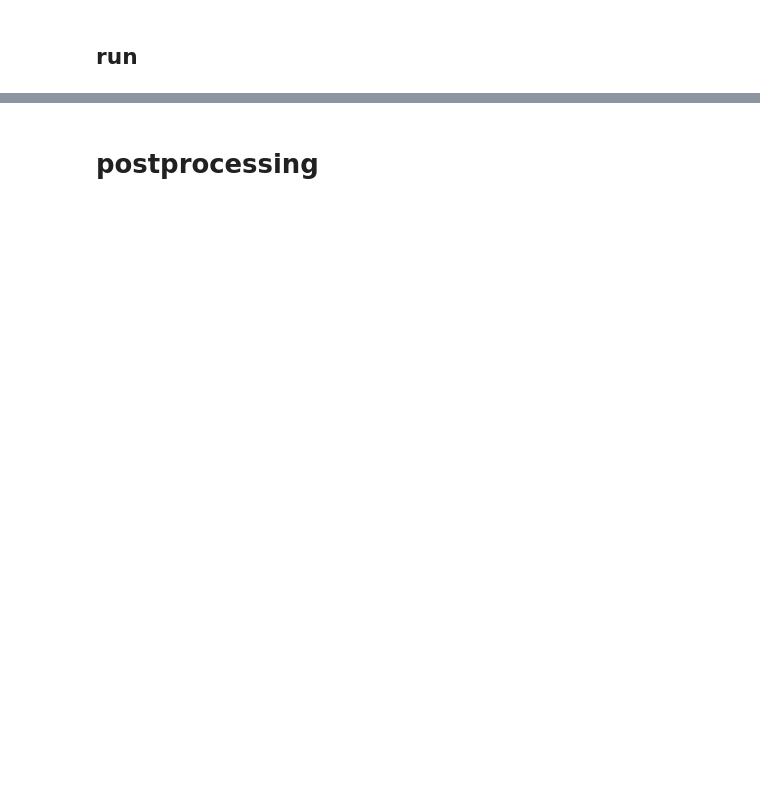
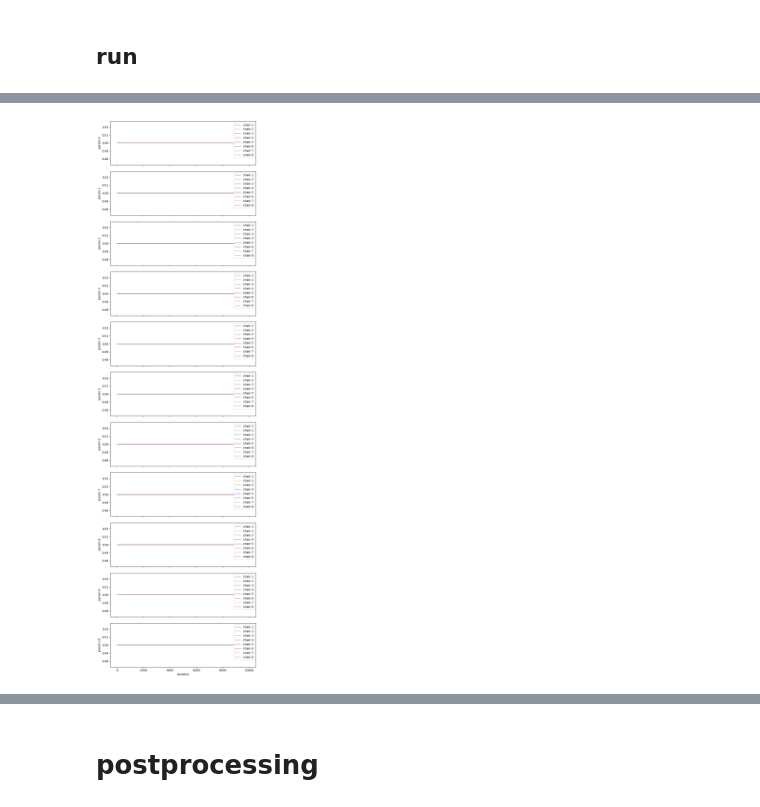
Before and after one commit to arthurzqhu/BOSS_PPE, a Jupyter notebook: single_cat_MCMC_PPE.ipynb, the cells around one changed output, grey strips where cells are left out. Cells and saved outputs as stored; diff of their text form; code cells hidden in the pictures; blank space fills up the shorter version.

```diff
--- a/single_cat_MCMC_PPE.ipynb
+++ b/single_cat_MCMC_PPE.ipynb
@@ -143,0 +101,11 @@ tgt_sim_ics = tgt_sim['vals'][:,:2]
+# %%
+init_vars = getattr(dataset, 'init_var')
+if isinstance(init_vars, str):
+    init_vars = [init_vars]
+
+initvar_matrix = []
+
+for i_init, init_var in enumerate(init_vars):
+    initvar_matrix.append(np.expand_dims(dataset.variables['case_' + init_var][:], axis=1))
+
+tgt_sim_ics = np.concatenate(initvar_matrix, axis=1)
@@ -176,4 +168,4 @@ plt.hist(tgt_all[:,a+65:a+3665].flatten(),bins=100)
 # %%
 # cc_model = tf.keras.models.load_model('condcoll_multioutput_try5_no_dropout.keras', compile=False)
-cc_model = tf.keras.models.load_model('models/multioutput_try36_fullmic_M3069.keras', compile=False)
+cc_model = tf.keras.models.load_model('models/multioutput_try5_rainshaftdt300_M3069.keras', compile=False)
 # %% [output]
@@ -298,0 +306,18 @@ acceptance rate: 0.65574
+# %%
+# --- 4. Trace plots ---
+def plot_traces(posterior, title):
+    its, chains, dims = posterior.shape
+    fig, axes = plt.subplots(dims, 1, figsize=(8, 2.5*dims), sharex=True)
+    for d in range(dims):
+        for c in range(chains):
+            axes[d].plot(posterior[:,c,d], alpha=0.6, label=f'chain {c+1}')
+        axes[d].set_ylabel(f'param {d}')
+        axes[d].legend(loc='upper right')
+    axes[-1].set_xlabel('Iteration')
+    fig.suptitle(title)
+    plt.tight_layout()
+    plt.show()
+
+plot_traces(samples, "")
+# %% [output]
+[figure, added]
```
Also changed, not shown: parts of 26 cells of this notebook, 4 other files.
